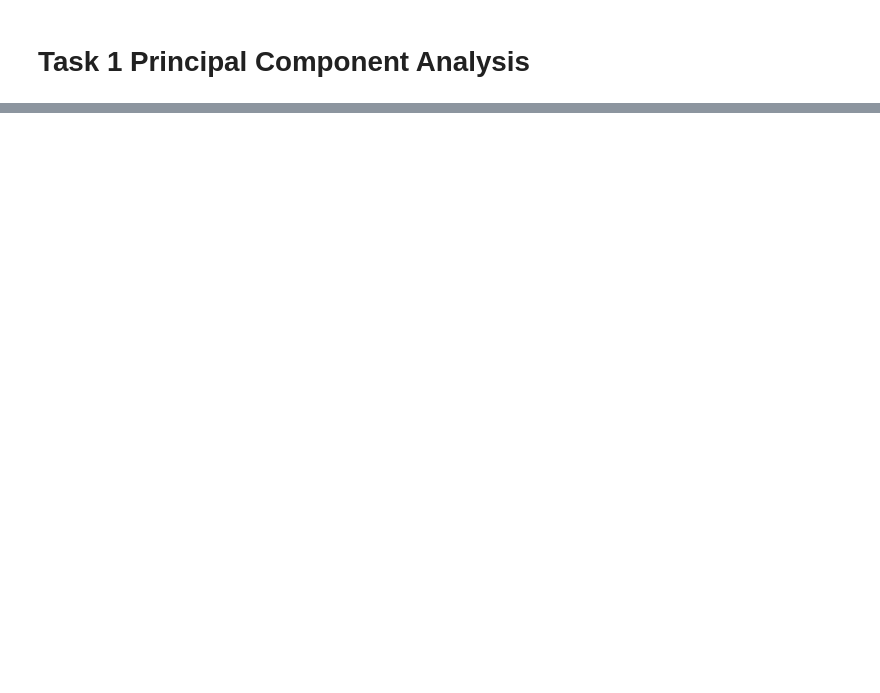
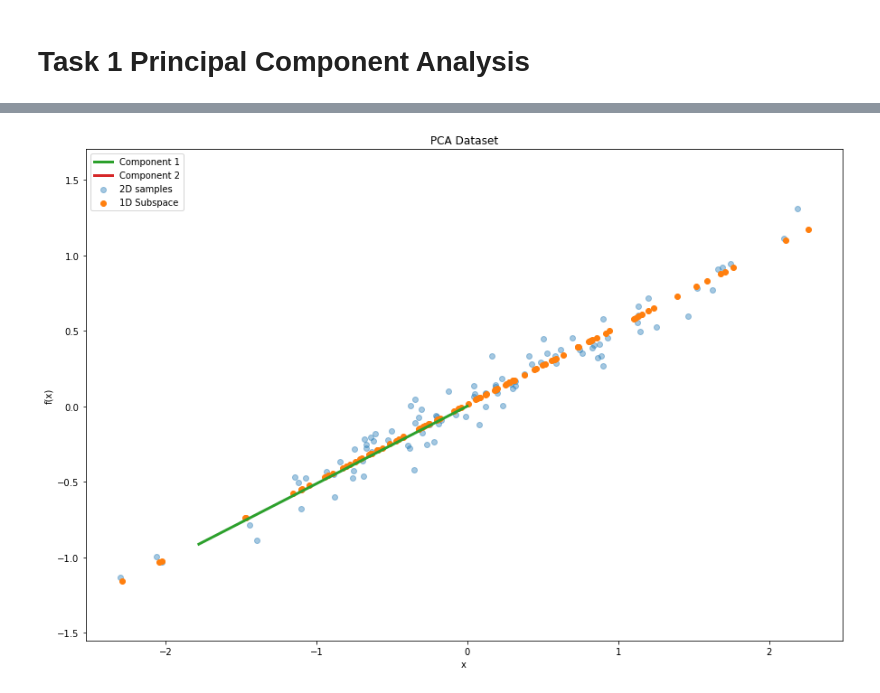
Before and after one commit to sonmikrafft-uni-MLCMS/ex4, a Jupyter notebook: task_1.ipynb, the cells around one changed output, grey strips where cells are left out. Cells and saved outputs as stored; diff of their text form; code cells hidden in the pictures; blank space fills up the shorter version.

```diff
--- a/task_1.ipynb
+++ b/task_1.ipynb
@@ -8,6 +29,11 @@ from helpers.plots import plot_principal_components, plot_pca_transformation
 # %%
 pca_dataset  = get_trajectory_dataset("data/pca_dataset.txt")
-pca_dataset, pca_model = calc_pca_transformation(pca_dataset, 2, False)
-plot_principal_components(pca_dataset, pca_model, True)
-print(f"Energy first component: {pca_model.explained_variance_ratio_[0]} \n Energy second component: {pca_model.explained_variance_ratio_[1]}")
+pca_dataset_reconstructed, svd_matrices = get_pca_reconstruction(pca_dataset, get_full_reconstruction=True, n_principal_components=None)
+plot_principal_components(pca_dataset_reconstructed,svd_matrices, scale_components=True)
+
+energy = get_explained_variance_ratio(svd_matrices[1])
+
+print('Energy ratio using our SVD-based PCA implementation: \n')
+print(f'Energy first component {energy[0]}')
+print(f'Energy second component {energy[1]} \n')
 # %% [output]
@@ -28,0 +45,8 @@ Part 3
+# %%
+#Verify Results:
+
+pca = PCA(n_components=2)
+pca.fit(pca_dataset)
+print('Verification of the energy ratio using PCA from Sklearn: \n')
+print(f'Energy first component {pca.explained_variance_ratio_[0]}')
+print(f'Energy second component {pca.explained_variance_ratio_[1]}')
@@ -28,0 +63,5 @@ Part 3
+# %%
+pca_dataset_reconstructed, svd_matrices = get_pca_reconstruction(pca_dataset, get_full_reconstruction=False, n_principal_components=1)
+plot_projection_subspace(pca_dataset, pca_dataset_reconstructed, svd_matrices, scale_components =True, transform = False)
+# %% [output]
+[figure, added]
```
Also changed, not shown: parts of 25 cells of this notebook, 2 other files.
